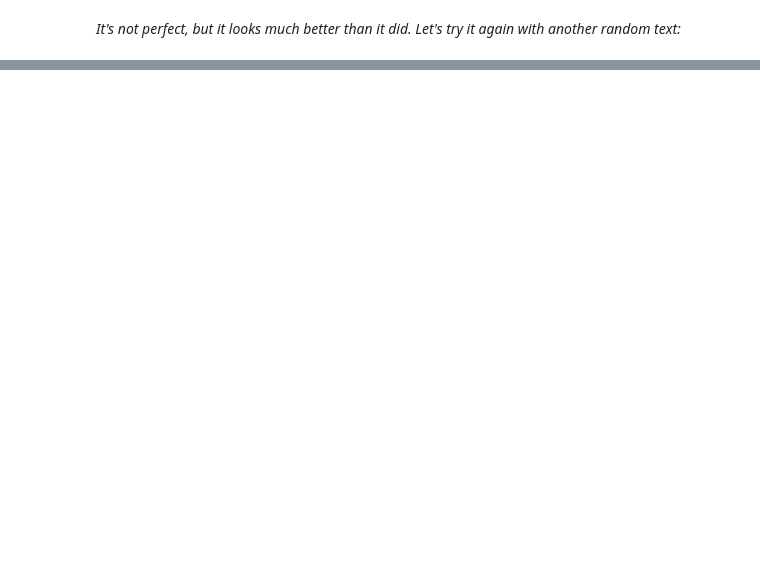
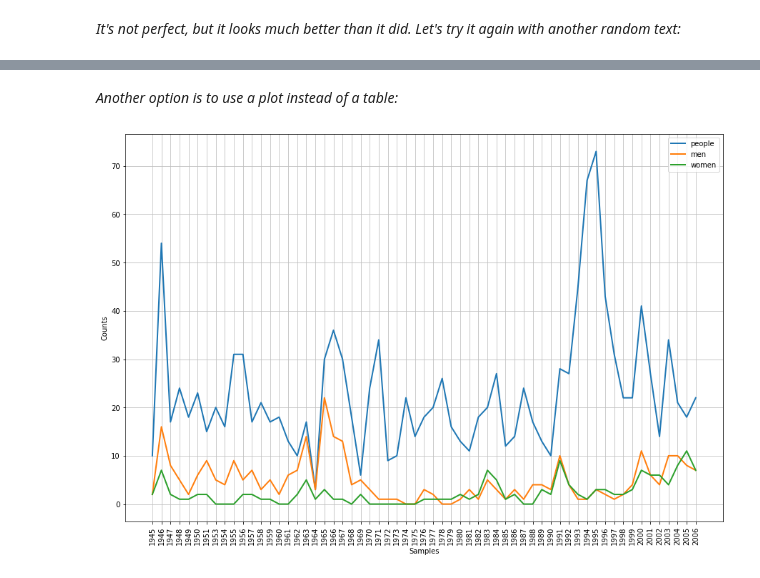
Before and after one commit to STRZGR/Natural-Language-Processing-with-Python-Analyzing-Text-with-the-Natural-Language-Toolkit, a Jupyter notebook: Chapter 02/NLTK Chapter 2 - Exercises.ipynb, the cells around one changed output, grey strips where cells are left out. Saved outputs shown, nothing was run; the diff lists cells and outputs as text; code cells hidden in the pictures; blank space fills up the shorter version.

```diff
--- a/Chapter 02/NLTK Chapter 2 - Exercises.ipynb
+++ b/Chapter 02/NLTK Chapter 2 - Exercises.ipynb
@@ -136,0 +167,7 @@ But he was not. So what? ? Why should I be spinning just because the goddamn log
+# %%
+cfd = nltk.ConditionalFreqDist(
+        (target, fileid[:4])
+        for fileid in state_union.fileids()
+        for w in state_union.words(fileid)
+        for target in ['men', 'women', 'people']
+        if w.lower().startswith(target))
@@ -136,0 +191,10 @@ But he was not. So what? ? Why should I be spinning just because the goddamn log
+# %% [markdown]
+*Another option is to use a plot instead of a table:*
+# %%
+# to adjust the size of the plot
+import matplotlib.pyplot as plt
+
+plt.figure(figsize=(15, 10))
+cfd.plot();
+# %% [output]
+[figure, added]
```
Also changed, not shown: parts of 112 cells of this notebook.
